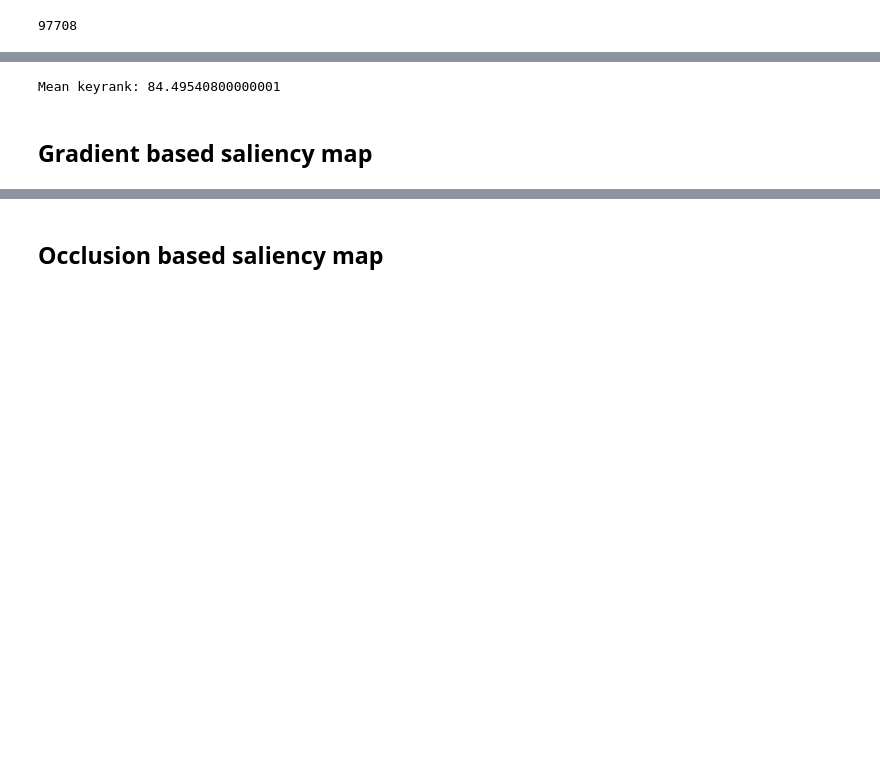
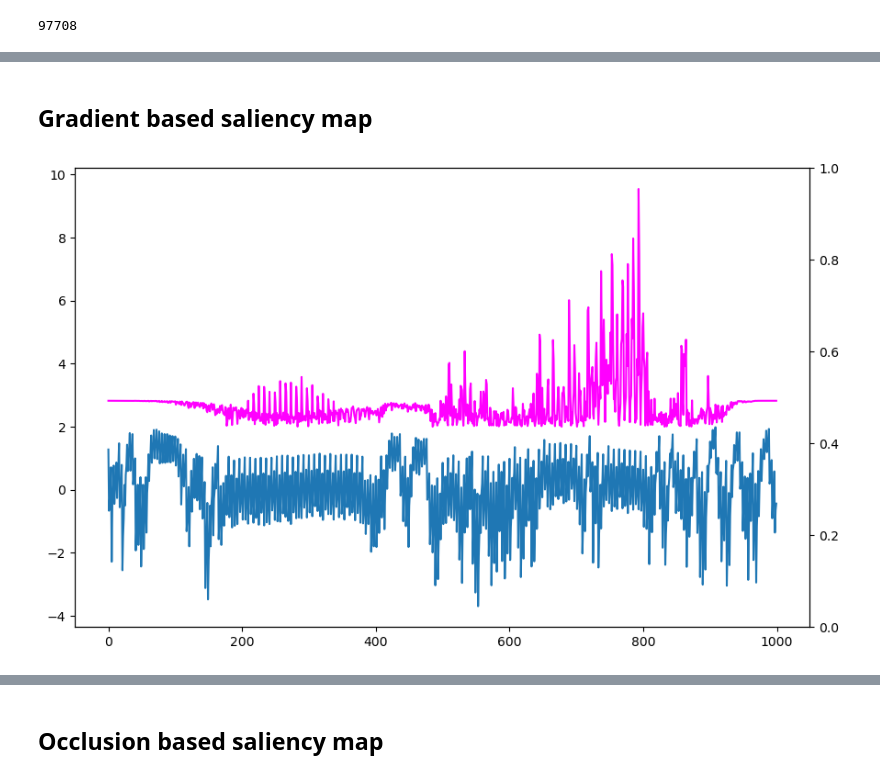
Before and after one commit to kirloo/bitsliced-DLSCA, a Jupyter notebook: torch_model.ipynb, the cells around one changed output, grey strips where cells are left out. Saved outputs shown, nothing was run; the diff lists cells and outputs as text; code cells hidden in the pictures; blank space fills up the shorter version.

Commit message:
comparison between attribution scores for sbox predicting model and key predicting model

```diff
--- a/torch_model.ipynb
+++ b/torch_model.ipynb
@@ -524,5 +596,10 @@ KeyboardInterrupt:
+# %%
+LOAD_EXPERIMENT = "fixslice-sbox-byte1-zhang"
+LOAD_EPOCH = 65
+
+sbox_model = torch.load(f"models/{LOAD_EXPERIMENT}/epoch{LOAD_EPOCH}.pt")
 # %%
-LOAD_EXPERIMENT = "fixslice-byte0-zhang2019"
-LOAD_EPOCH = 50
+LOAD_EXPERIMENT = "fixslice-byte0-zhang"
+LOAD_EPOCH = 65
 
-model = torch.load(f"models/{LOAD_EXPERIMENT}/epoch{LOAD_EPOCH}.pt")
+key_model = torch.load(f"models/{LOAD_EXPERIMENT}/epoch{LOAD_EPOCH}.pt")
@@ -535,8 +611,3 @@ Mean keyrank: 85.02445599999999
-# %%
-testing_keyrank = mean_sbox_rank(model, test_loader)
-print(f"Mean keyrank: {testing_keyrank}")
-# %% [output]
-Mean keyrank: 84.49540800000001
 # %% [markdown]
 ## Gradient based saliency map
 # %%
@@ -565,0 +668,27 @@ for traces, sbox in tqdm(val_loader, 'computing gradients'):
+# %%
+def plot_attribution_with_trace(attr_scores, trace_idx : int):
+    fig = plt.figure(1,(8.0, 5.0))
+
+    ax = fig.add_axes((1.0, 1.0, 1.0, 1.0))
+    #ax.set_ylim(200.0, 700.0)
+
+    score_mean = attr_scores.cpu().mean()
+    score_std =  attr_scores.cpu().std()
+    score_norm = (attr_scores.cpu() - score_mean) / score_std
+
+    ax.plot(np.arange(1000), score_norm.abs() + 2.0, color='magenta', alpha=1.0)
+
+    test_trace = val_test_traces[trace_idx][0][:1000]
+    test_trace_mean = test_trace.mean()
+    test_trace_std = test_trace.std()
+    test_trace_norm = (test_trace - test_trace_mean) / test_trace_std
+
+    ax2 = ax.twinx()
+    ax.plot(np.arange(1000), test_trace_norm)
+# %%
+sbox_grads = sbox_gradient_based_attribution(sbox_model, sbox_val_loader)
+key_grads = key_gradient_based_attribution(key_model, key_val_loader)
+# %%
+plot_attribution_with_trace(sbox_grads, 141)
+# %% [output]
+[figure, added]
```
Also changed, not shown: parts of 13 cells of this notebook.
